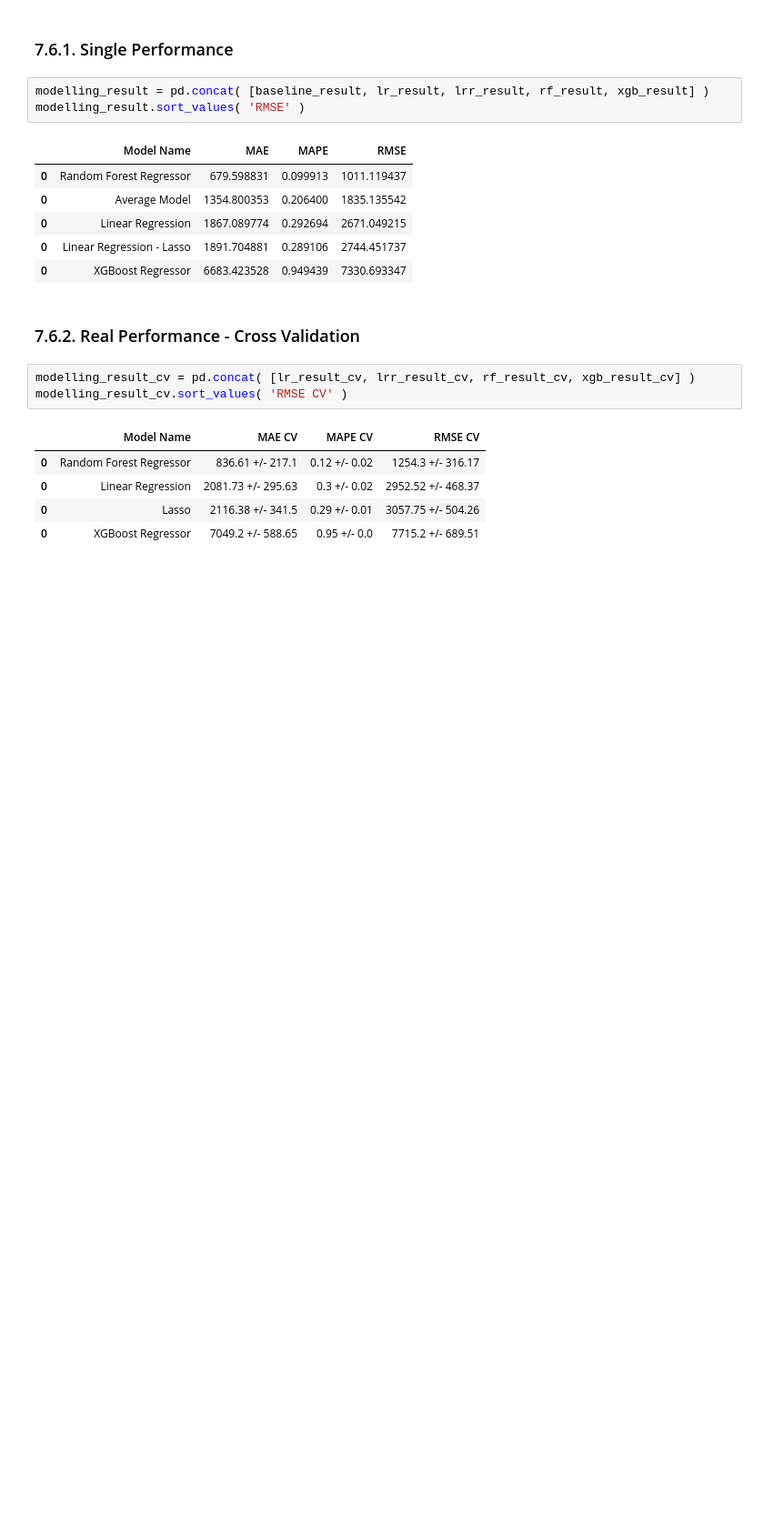
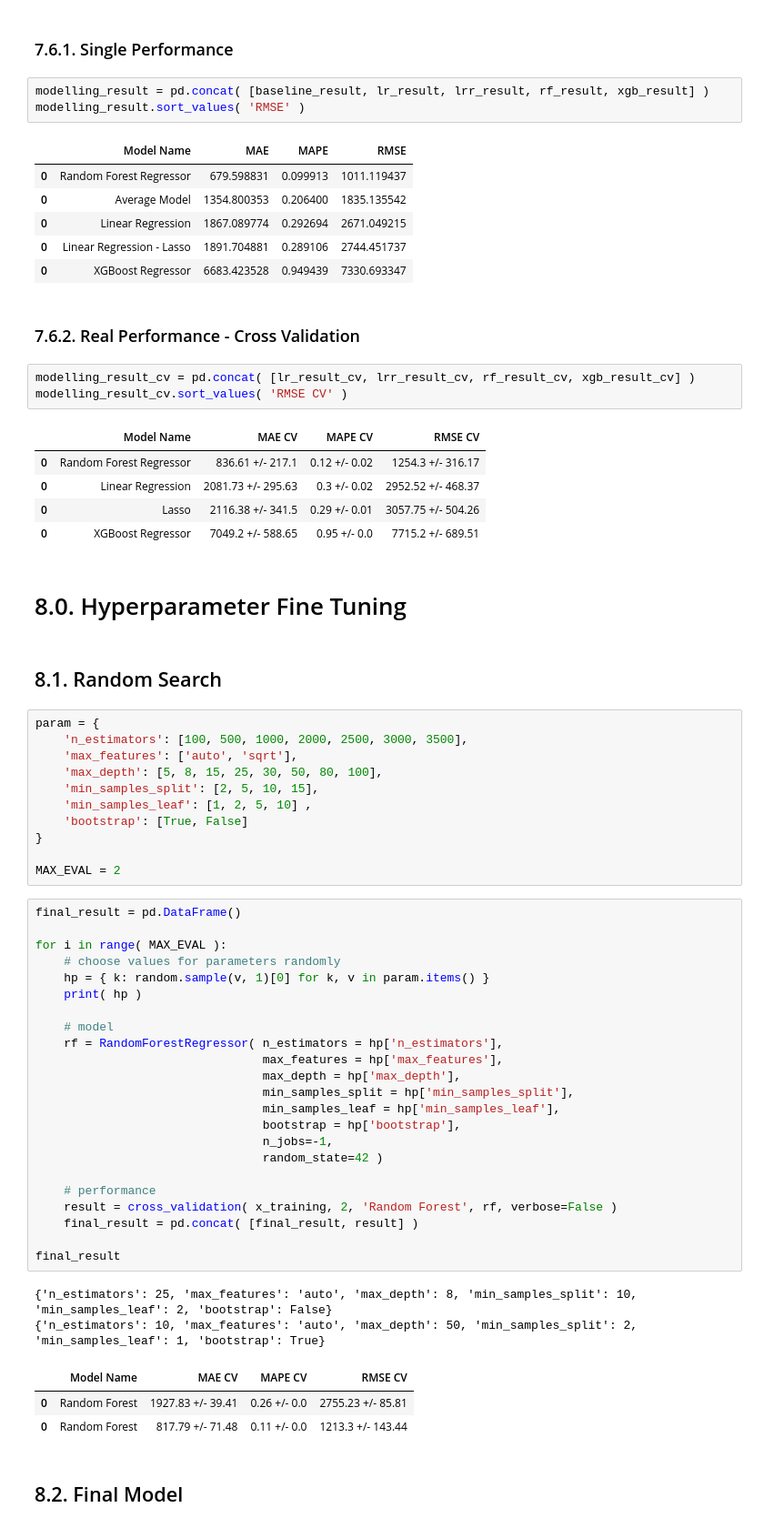
Before and after one commit to endhel/Rossmann-Store-Sales-Forecasting, a Jupyter notebook: store_sales_prediction.ipynb, the cells around one changed output. Shown at 91% size. Drawn from its saved outputs; the diff is of its cells as text; blank space fills up the shorter version.

Commit message:
hyperparameter fine tuning strategy done

```diff
--- a/store_sales_prediction.ipynb
+++ b/store_sales_prediction.ipynb
@@ -1067,3 +1074,49 @@ modelling_result_cv.sort_values( 'RMSE CV' )
 | 0 | Linear Regression | 2081.73 +/- 295.63 | 0.3 +/- 0.02 | 2952.52 +/- 468.37 |
 | 0 | Lasso | 2116.38 +/- 341.5 | 0.29 +/- 0.01 | 3057.75 +/- 504.26 |
 | 0 | XGBoost Regressor | 7049.2 +/- 588.65 | 0.95 +/- 0.0 | 7715.2 +/- 689.51 |
+# %% [markdown]
+# 8.0. Hyperparameter Fine Tuning
+# %% [markdown]
+## 8.1. Random Search
+# %%
+param = {
+    'n_estimators': [100, 500, 1000, 2000, 2500, 3000, 3500],
+    'max_features': ['auto', 'sqrt'],
+    'max_depth': [5, 8, 15, 25, 30, 50, 80, 100],
+    'min_samples_split': [2, 5, 10, 15],
+    'min_samples_leaf': [1, 2, 5, 10] ,
+    'bootstrap': [True, False]
+}
+
+MAX_EVAL = 2
+# %%
+final_result = pd.DataFrame()
+
+for i in range( MAX_EVAL ):
+    # choose values for parameters randomly
+    hp = { k: random.sample(v, 1)[0] for k, v in param.items() }
+    print( hp )
+
+    # model
+    rf = RandomForestRegressor( n_estimators = hp['n_estimators'],
+                                max_features = hp['max_features'],
+                                max_depth = hp['max_depth'],
+                                min_samples_split = hp['min_samples_split'],
+                                min_samples_leaf = hp['min_samples_leaf'],
+                                bootstrap = hp['bootstrap'],
+                                n_jobs=-1,
+                                random_state=42 )
+
+    # performance
+    result = cross_validation( x_training, 2, 'Random Forest', rf, verbose=False )
+    final_result = pd.concat( [final_result, result] )
+
+final_result
+# %% [output]
+{'n_estimators': 25, 'max_features': 'auto', 'max_depth': 8, 'min_samples_split': 10, 'min_samples_leaf': 2, 'bootstrap': False}
+{'n_estimators': 10, 'max_features': 'auto', 'max_depth': 50, 'min_samples_split': 2, 'min_samples_leaf': 1, 'bootstrap': True}
+|  | Model Name | MAE CV | MAPE CV | RMSE CV |
+| 0 | Random Forest | 1927.83 +/- 39.41 | 0.26 +/- 0.0 | 2755.23 +/- 85.81 |
+| 0 | Random Forest | 817.79 +/- 71.48 | 0.11 +/- 0.0 | 1213.3 +/- 143.44 |
+# %% [markdown]
+## 8.2. Final Model
```
Also changed, not shown: parts of 5 cells of this notebook.
